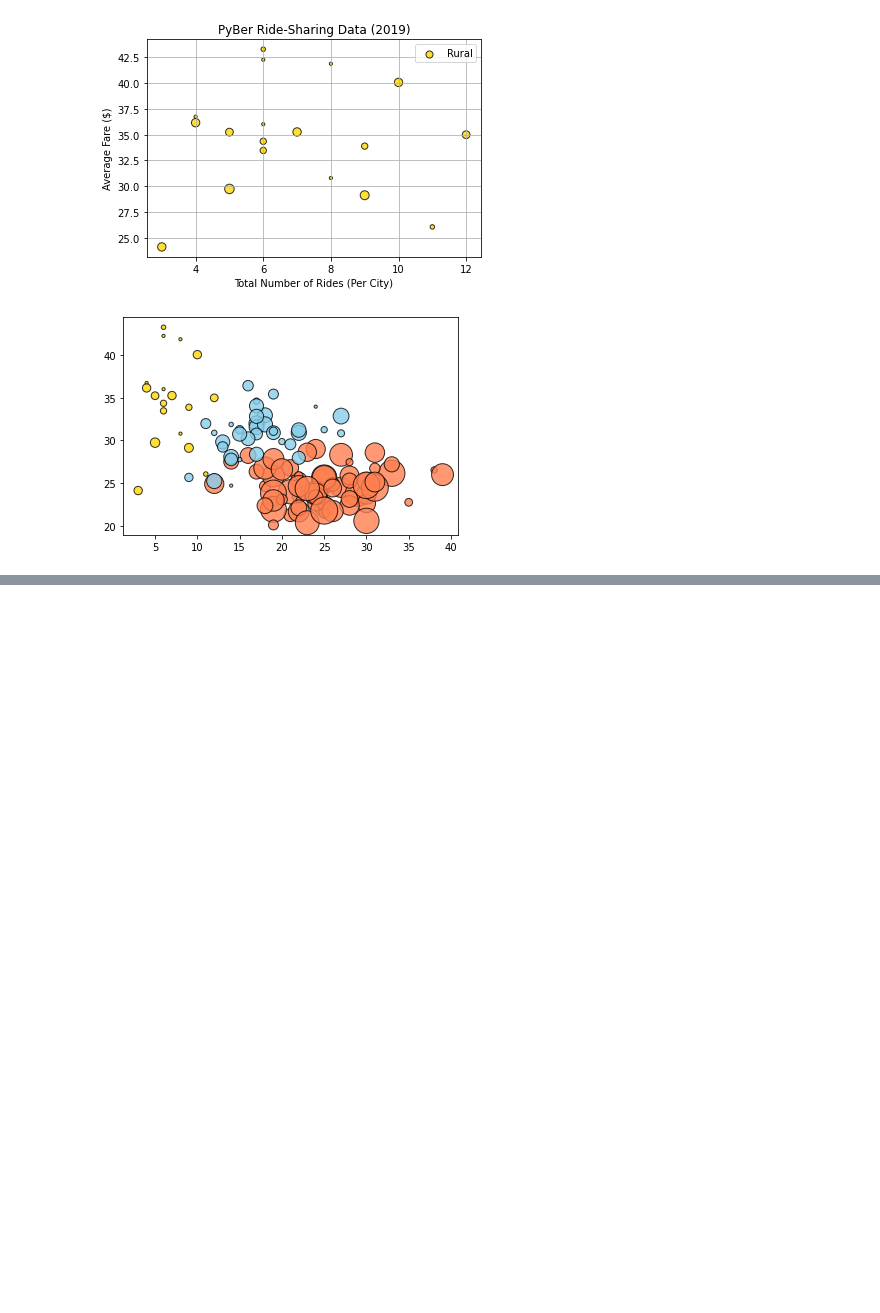
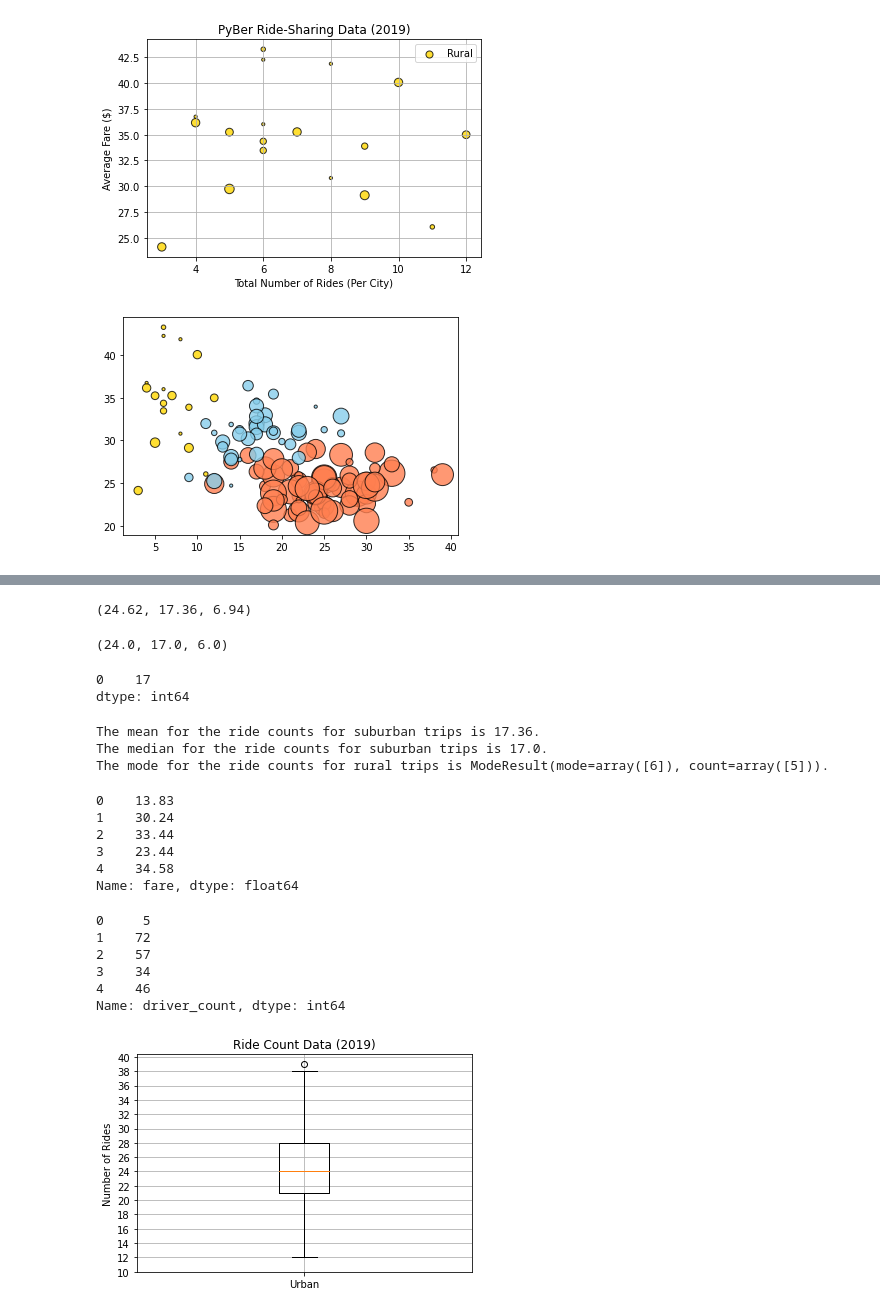
Before and after one commit to HayleyGimbel/pyber-analysis, a Jupyter notebook: PyBer.ipynb, the cells around one changed output, grey strips where cells are left out. Saved outputs shown, nothing was run; the diff lists cells and outputs as text; code cells hidden in the pictures; blank space fills up the shorter version.

Commit message:
created box & whisker plots.

```diff
--- a/PyBer.ipynb
+++ b/PyBer.ipynb
@@ -348,0 +374,16 @@ FileNotFoundError: [Errno 2] No such file or directory: 'analysis/Fig1.png'
+# %%
+# Calculate the mean of the ride count for each city type.
+round(urban_ride_count.mean(),2), round(suburban_ride_count.mean(),2), round(rural_ride_count.mean(),2)
+# %% [output]
+(24.62, 17.36, 6.94)
+# %%
+# Calculate the mean of the ride count for each city type.
+round(urban_ride_count.median(),2), round(suburban_ride_count.median(),2), round(rural_ride_count.median(),2)
+# %% [output]
+(24.0, 17.0, 6.0)
+# %%
+# Calculate the mode of the ride count for the urban cities.
+suburban_ride_count.mode()
+# %% [output]
+0    17
+dtype: int64
@@ -348,0 +394,49 @@ FileNotFoundError: [Errno 2] No such file or directory: 'analysis/Fig1.png'
+# %%
+# Calculate the measures of central tendency for the ride count for the urban cities.
+mean_suburban_ride_count = np.mean(suburban_ride_count)
+print(f"The mean for the ride counts for suburban trips is {mean_suburban_ride_count:.2f}.")
+
+median_suburban_ride_count = np.median(suburban_ride_count)
+print(f"The median for the ride counts for suburban trips is {median_suburban_ride_count}.")
+
+mode_rural_ride_count = sts.mode(rural_ride_count)
+print(f"The mode for the ride counts for rural trips is {mode_rural_ride_count}.")
+# %% [output]
+The mean for the ride counts for suburban trips is 17.36.
+The median for the ride counts for suburban trips is 17.0.
+The mode for the ride counts for rural trips is ModeResult(mode=array([6]), count=array([5])).
+# %%
+# Get the fares for the urban cities.
+urban_fares = urban_cities_df["fare"]
+urban_fares.head()
+# %% [output]
+0    13.83
+1    30.24
+2    33.44
+3    23.44
+4    34.58
+Name: fare, dtype: float64
+# %%
+# Get the driver count data from the urban cities.
+urban_drivers = urban_cities_df['driver_count']
+urban_drivers.head()
+# %% [output]
+0     5
+1    72
+2    57
+3    34
+4    46
+Name: driver_count, dtype: int64
+# %%
+# Create a box-and-whisker plot for the urban cities ride count.
+x_labels = ["Urban"]
+fig, ax = plt.subplots()
+ax.boxplot(urban_ride_count, labels=x_labels)
+# Add the title, y-axis label and grid.
+ax.set_title('Ride Count Data (2019)')
+ax.set_ylabel('Number of Rides')
+ax.set_yticks(np.arange(10, 41, step=2.0))
+ax.grid()
+plt.show()
+# %% [output]
+[figure, added]
```
Also changed, not shown: parts of 7 cells of this notebook, 1 other file.
